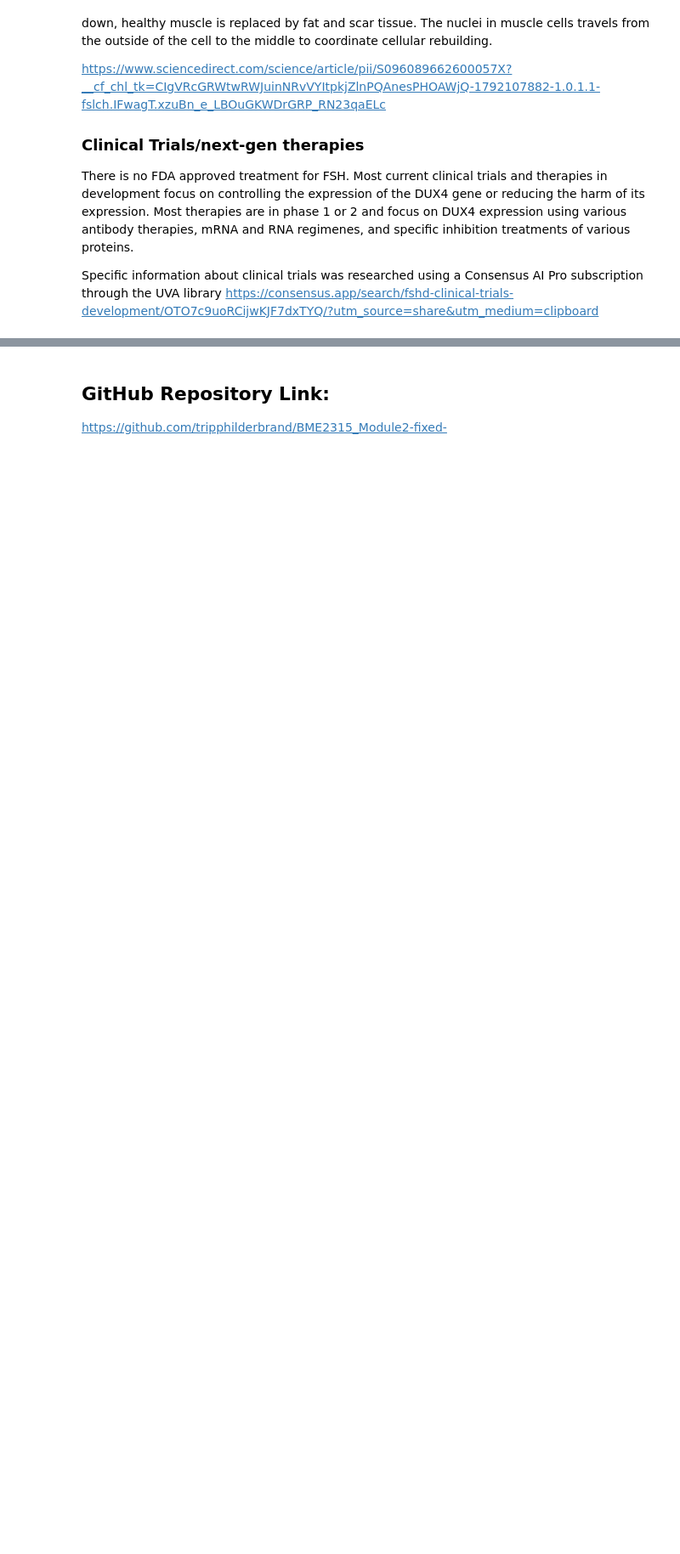
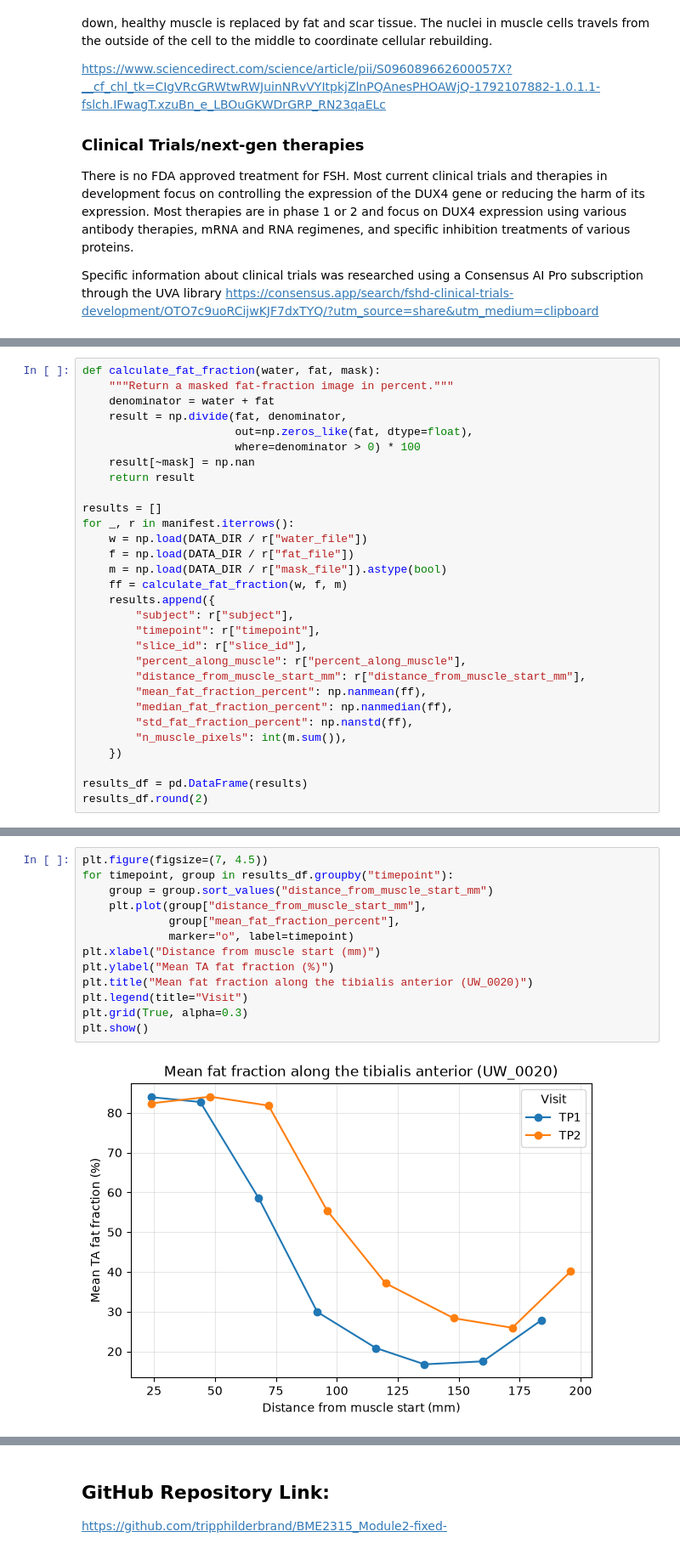
Before and after one commit to tripphilderbrand/BME2315_Module2-fixed-, a Jupyter notebook: FSHD_Module2_Project_Template.ipynb, the cells around one changed output, grey strips where cells are left out. Shown at 85% size. Cells and saved outputs as stored; diff of their text form; blank space fills up the shorter version.

```diff
--- a/FSHD_Module2_Project_Template.ipynb
+++ b/FSHD_Module2_Project_Template.ipynb
@@ -58,0 +210,30 @@ https://consensus.app/search/fshd-clinical-trials-development/OTO7c9uoRCijwKJF7d
+# %%
+def calculate_fat_fraction(water, fat, mask):
+    """Return a masked fat-fraction image in percent."""
+    denominator = water + fat
+    result = np.divide(fat, denominator,
+                       out=np.zeros_like(fat, dtype=float),
+                       where=denominator > 0) * 100
+    result[~mask] = np.nan
+    return result
+
+results = []
+for _, r in manifest.iterrows():
+    w = np.load(DATA_DIR / r["water_file"])
+    f = np.load(DATA_DIR / r["fat_file"])
+    m = np.load(DATA_DIR / r["mask_file"]).astype(bool)
+    ff = calculate_fat_fraction(w, f, m)
+    results.append({
+        "subject": r["subject"],
+        "timepoint": r["timepoint"],
+        "slice_id": r["slice_id"],
+        "percent_along_muscle": r["percent_along_muscle"],
+        "distance_from_muscle_start_mm": r["distance_from_muscle_start_mm"],
+        "mean_fat_fraction_percent": np.nanmean(ff),
+        "median_fat_fraction_percent": np.nanmedian(ff),
+        "std_fat_fraction_percent": np.nanstd(ff),
+        "n_muscle_pixels": int(m.sum()),
+    })
+
+results_df = pd.DataFrame(results)
+results_df.round(2)
@@ -58,0 +262,15 @@ https://consensus.app/search/fshd-clinical-trials-development/OTO7c9uoRCijwKJF7d
+# %%
+plt.figure(figsize=(7, 4.5))
+for timepoint, group in results_df.groupby("timepoint"):
+    group = group.sort_values("distance_from_muscle_start_mm")
+    plt.plot(group["distance_from_muscle_start_mm"],
+             group["mean_fat_fraction_percent"],
+             marker="o", label=timepoint)
+plt.xlabel("Distance from muscle start (mm)")
+plt.ylabel("Mean TA fat fraction (%)")
+plt.title("Mean fat fraction along the tibialis anterior (UW_0020)")
+plt.legend(title="Visit")
+plt.grid(True, alpha=0.3)
+plt.show()
+# %% [output]
+[figure, added]
```
Also changed, not shown: parts of 19 cells of this notebook.
